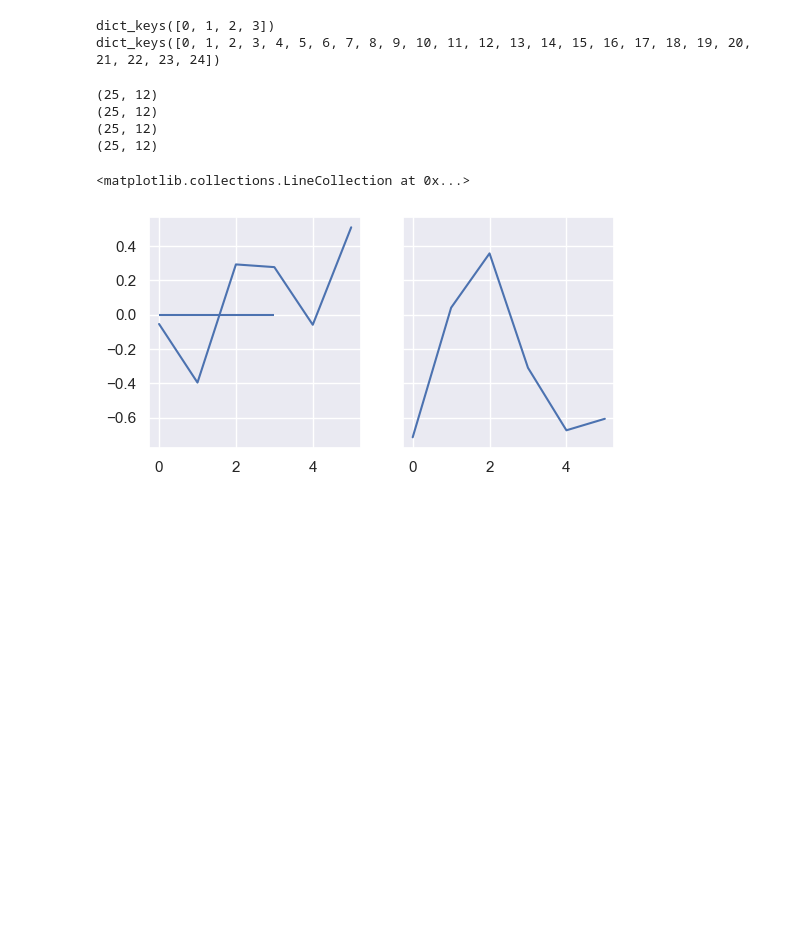
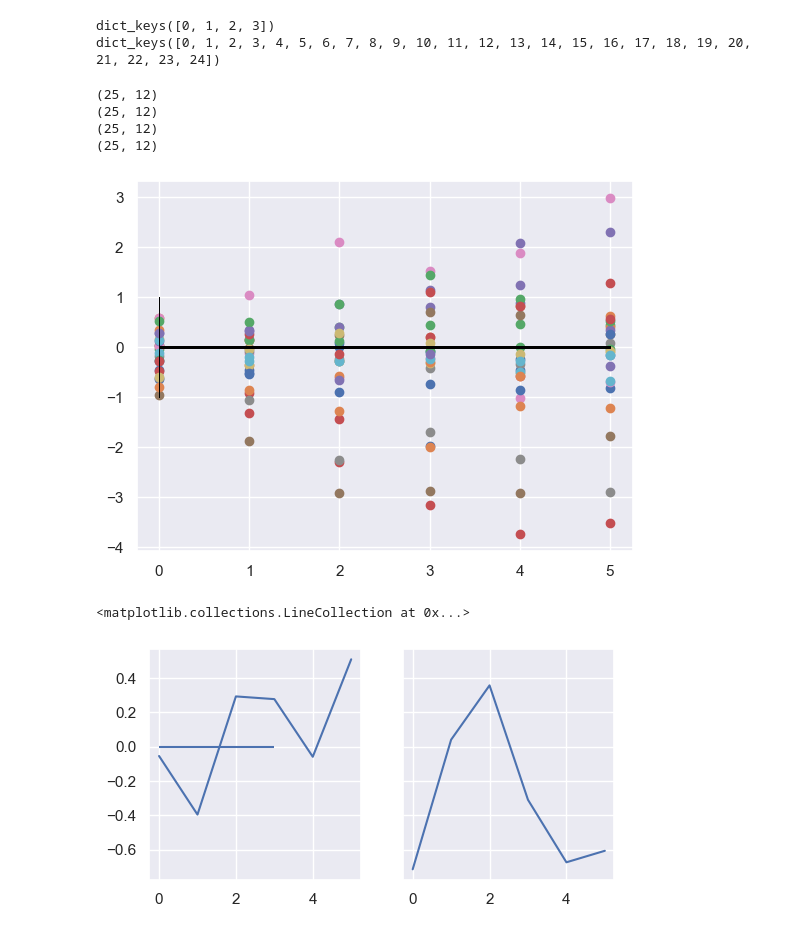
Before and after one commit to PatriciaNL/LTP_analysis, a Jupyter notebook: PythonScripts/GetAllSubjCRFDiff.ipynb, the cells around one changed output. Cells and saved outputs as stored; diff of their text form; code cells hidden in the pictures; blank space fills up the shorter version.

```diff
--- a/PythonScripts/GetAllSubjCRFDiff.ipynb
+++ b/PythonScripts/GetAllSubjCRFDiff.ipynb
@@ -81,6 +82,15 @@ for co in range(NumConds):
 (25, 12)
 (25, 12)
 (25, 12)
+# %%
+diff_ax = np.arange(0,NumBins)
+for su in range(NumSubs):
+    plt.scatter(diff_ax,AllDiffs[0][su,:6])
+    plt.hlines(0, xmin = 0, xmax = 5, color = 'black',linewidth = 1)
+    plt.vlines(0, ymin = -1, ymax = 1, color = 'black',linewidth = 1/2)
+plt.show()
+# %% [output]
+[figure, added]
 # %%
 fig,axs = plt.subplots(1,2, figsize=(6,3), sharey = True)
 
```
Also changed, not shown: parts of 1 cell of this notebook.
